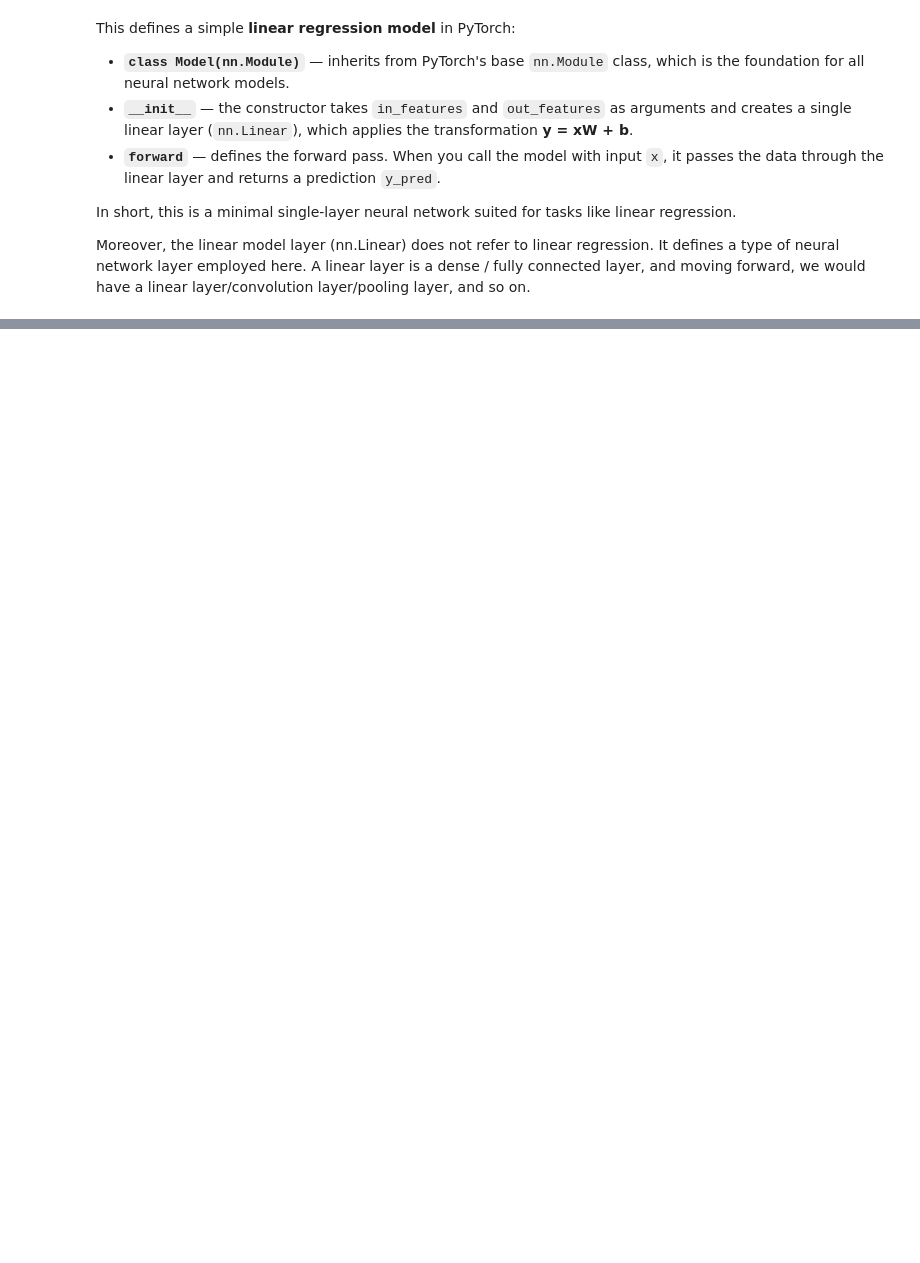
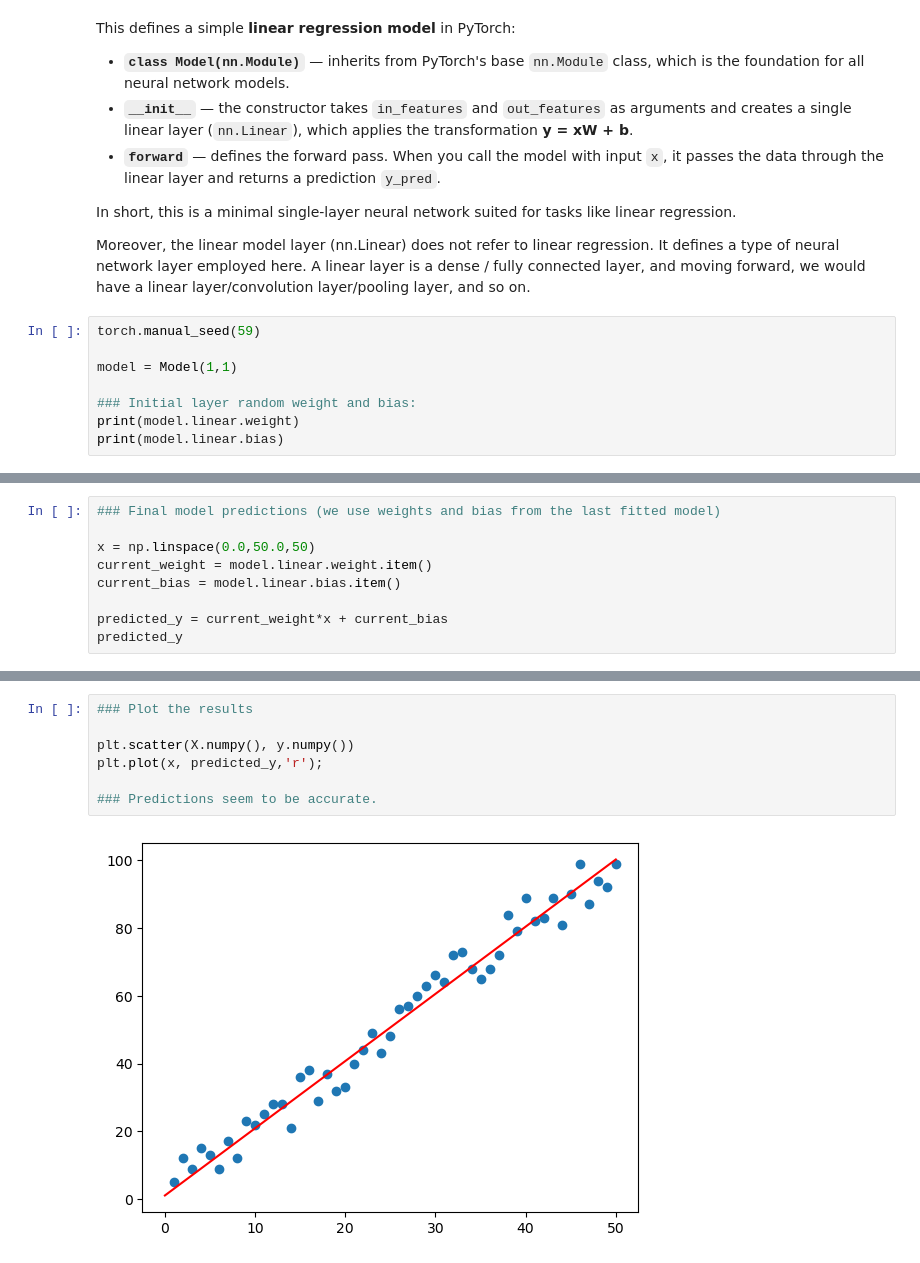
Before and after one commit to sulabola/PyTorch_for_Deep_Learning, a Jupyter notebook: Chapter 5 - Artificial Neural Networks.ipynb, the cells around one changed output, grey strips where cells are left out. Drawn from its saved outputs; the diff is of its cells as text; blank space fills up the shorter version.

```diff
--- a/Chapter 5 - Artificial Neural Networks.ipynb
+++ b/Chapter 5 - Artificial Neural Networks.ipynb
@@ -288,3 +289,11 @@ This defines a simple **linear regression model** in PyTorch:
 In short, this is a minimal single-layer neural network suited for tasks like linear regression.
 
 Moreover, the linear model layer (nn.Linear) does not refer to linear regression. It defines a type of neural network layer employed here. A linear layer is a dense / fully connected layer, and moving forward, we would have a linear layer/convolution layer/pooling layer, and so on.
+# %%
+torch.manual_seed(59)
+
+model = Model(1,1)
+
+### Initial layer random weight and bias:
+print(model.linear.weight)
+print(model.linear.bias)
@@ -290,0 +422,9 @@ Moreover, the linear model layer (nn.Linear) does not refer to linear regression
+# %%
+### Final model predictions (we use weights and bias from the last fitted model)
+
+x = np.linspace(0.0,50.0,50)
+current_weight = model.linear.weight.item()
+current_bias = model.linear.bias.item()
+
+predicted_y = current_weight*x + current_bias
+predicted_y
@@ -290,0 +445,9 @@ Moreover, the linear model layer (nn.Linear) does not refer to linear regression
+# %%
+### Plot the results
+
+plt.scatter(X.numpy(), y.numpy())
+plt.plot(x, predicted_y,'r');
+
+### Predictions seem to be accurate.
+# %% [output]
+[figure, added]
```
Also changed, not shown: parts of 15 cells of this notebook.
